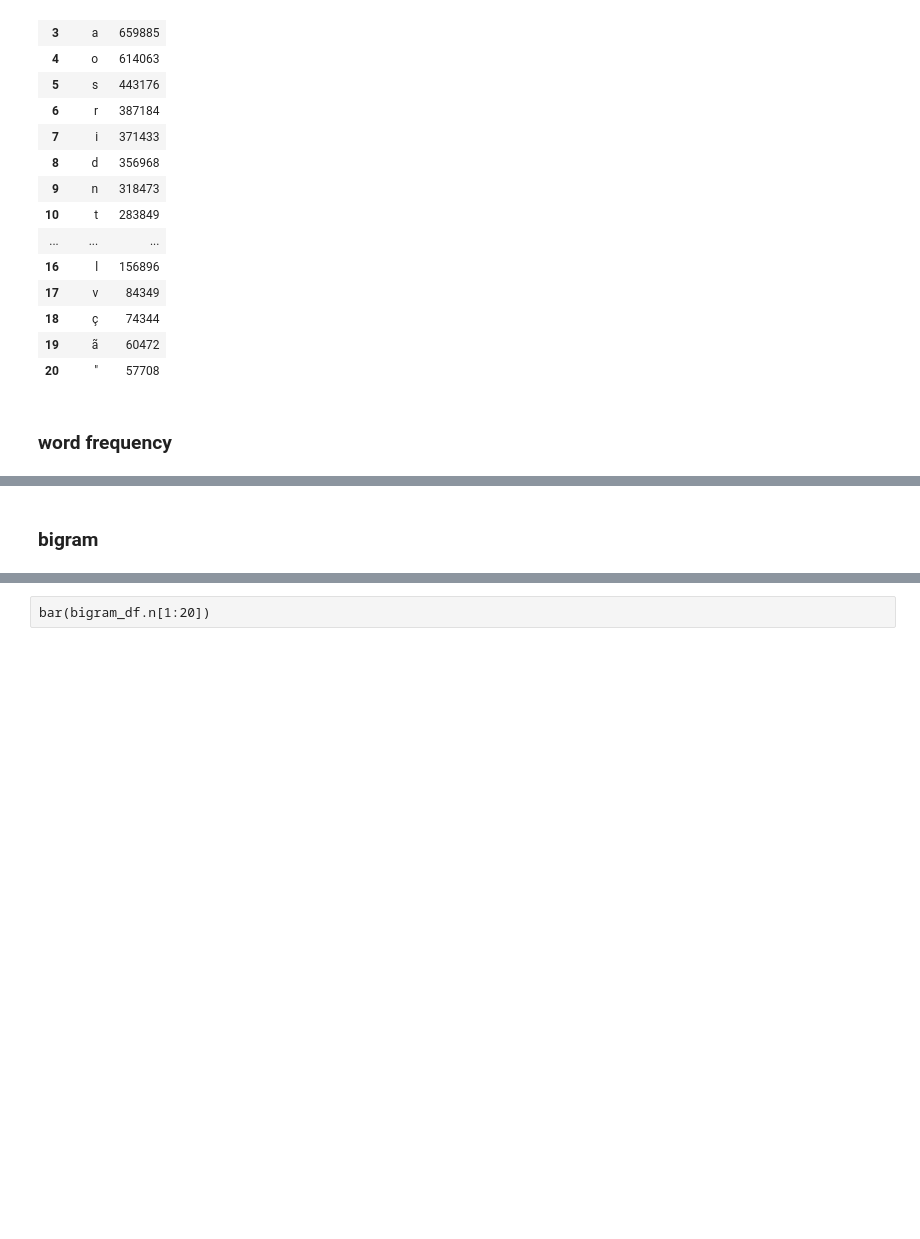
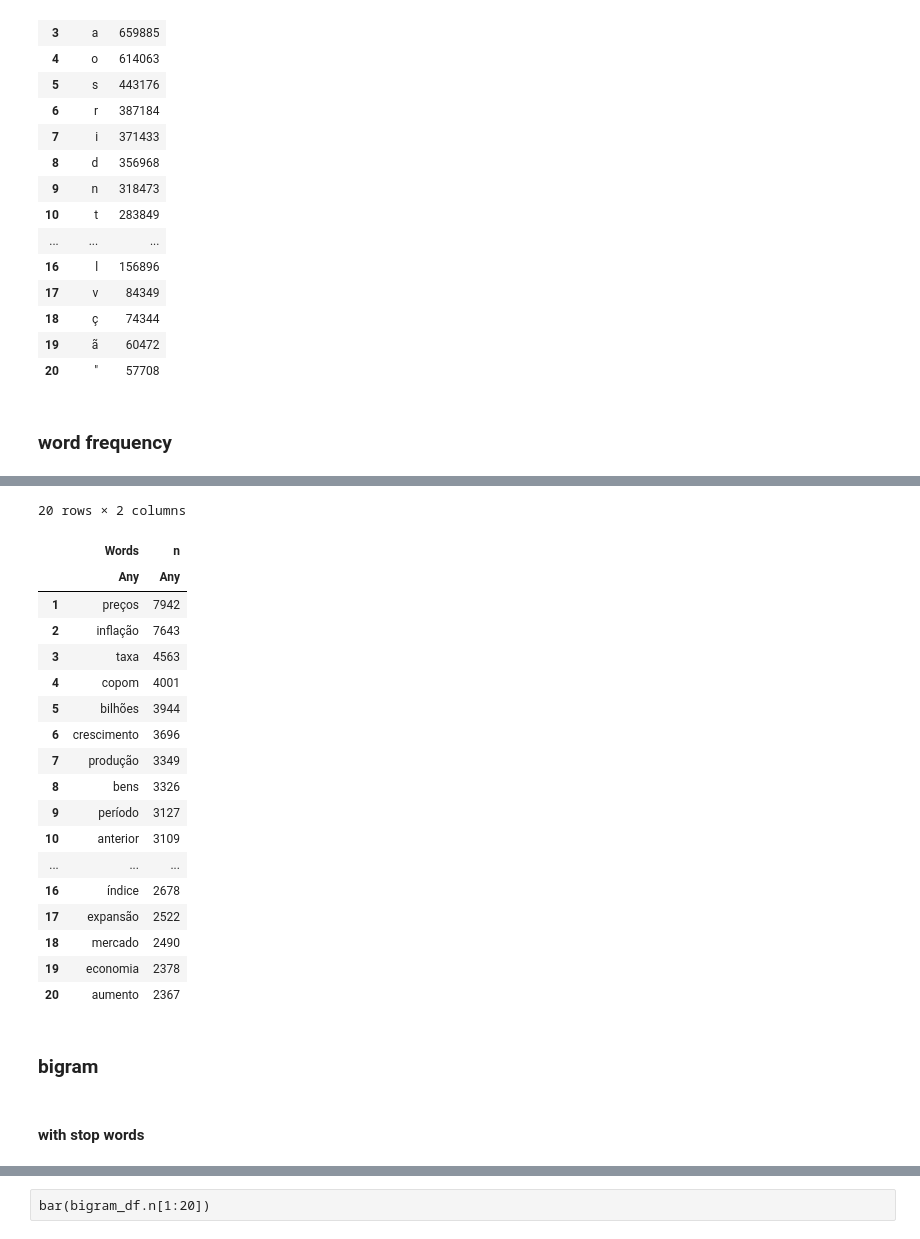
Before and after one commit to ajdavidl/corpus-atas-copom, a Jupyter notebook: notebooks/corpus-exploration-in-Julia.ipynb, the cells around one changed output, grey strips where cells are left out. Cells and saved outputs as stored; diff of their text form; code cells hidden in the pictures; blank space fills up the shorter version.

```diff
--- a/notebooks/corpus-exploration-in-Julia.ipynb
+++ b/notebooks/corpus-exploration-in-Julia.ipynb
@@ -156,0 +157,10 @@ bar(table2[1:20])
+# %%
+crps2 = deepcopy(crps);
+prepare!(crps2, strip_stopwords)
+prepare!(crps2, strip_numbers)
+prepare!(crps2, strip_punctuation)
+remove_case!(crps2)
+remove_words!(crps2, Mystopwords)
+update_lexicon!(crps2)
+update_inverse_index!(crps2)
+crps2
@@ -157,5 +176,38 @@ bar(table2[1:20])
+# %%
+dict_words2 = lexicon(crps2);
+words2 = [];
+frequency2 = [];
+for (key, value) in dict_words2
+    push!(words2,key)
+    push!(frequency2,value)
+end
+words_df2 = DataFrame(Dict("Words"=>words2, "n"=>frequency2));
+sort!(words_df2, [:n, :Words], rev=[true, false])
+words_df2[1:20,:]
+# %% [output]
+20 rows × 2 columns
+|  | Words | n |
+|  | Any | Any |
+| 1 | preços | 7942 |
+| 2 | inflação | 7643 |
+| 3 | taxa | 4563 |
+| 4 | copom | 4001 |
+| 5 | bilhões | 3944 |
+| 6 | crescimento | 3696 |
+| 7 | produção | 3349 |
+| 8 | bens | 3326 |
+| 9 | período | 3127 |
+| 10 | anterior | 3109 |
+| ... | ... | ... |
+| 16 | índice | 2678 |
+| 17 | expansão | 2522 |
+| 18 | mercado | 2490 |
+| 19 | economia | 2378 |
+| 20 | aumento | 2367 |
 # %% [markdown]
 ### bigram
+# %% [markdown]
+#### with stop words
 # %%
 dict_bigram = Dict{Any, Any}()
 for sent in corpus
```
Also changed, not shown: parts of 28 cells of this notebook.
